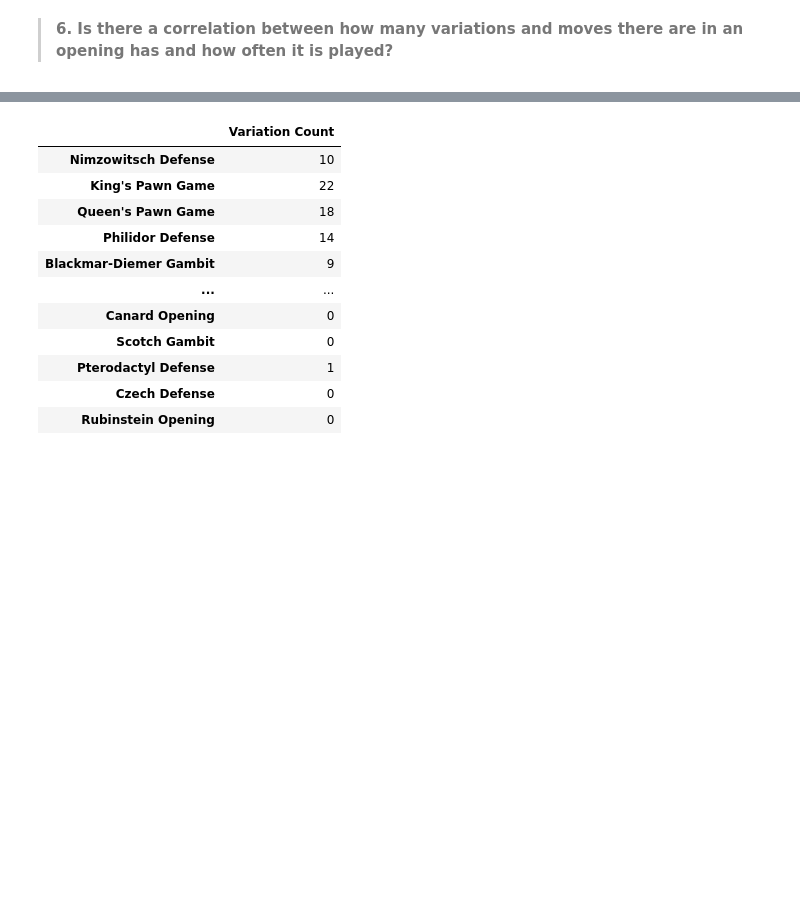
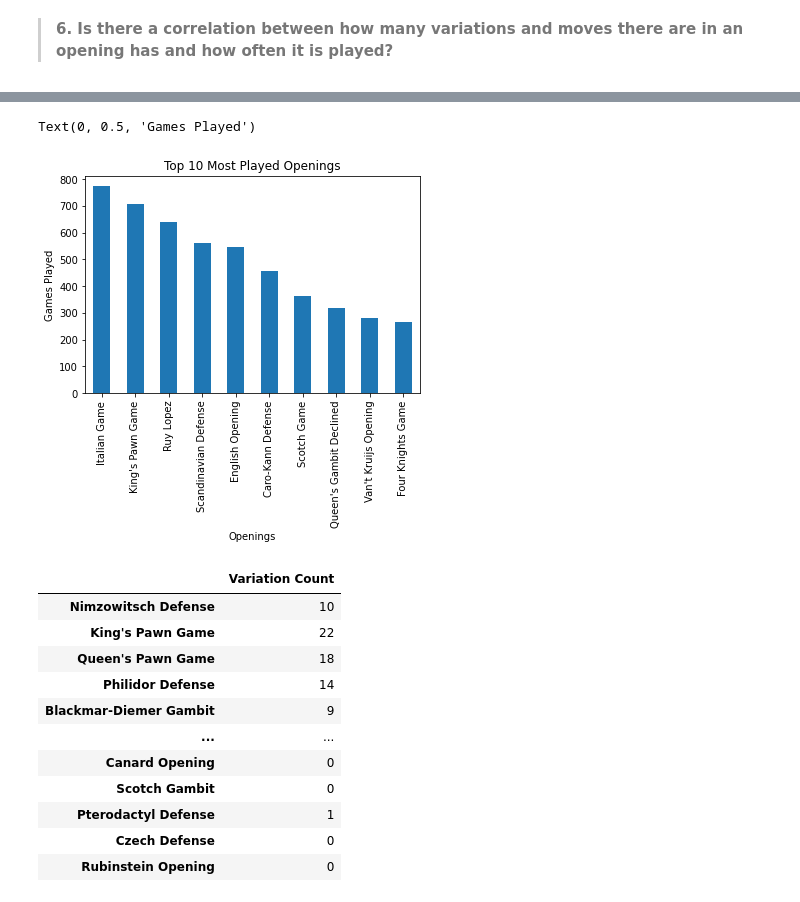
Before and after one commit to AldenCh/CSCI2000U-Final-Project, a Jupyter notebook: group-10-final-project.ipynb, the cells around one changed output, grey strips where cells are left out. Drawn from its saved outputs; the diff is of its cells as text; code cells hidden in the pictures; blank space fills up the shorter version.

```diff
--- a/group-10-final-project.ipynb
+++ b/group-10-final-project.ipynb
@@ -422,26 +426,26 @@ Average number of moves in a game that ends in a draw :  91.16946778711484
 >The main challenge that I faced was when I tried to compare the results of the three victory statuses.  The first solution that I had was to add in the average rating for all games, however, the total rating of all games includes the ratings from games that ended in a draw.  To fix this I had to change the total_games to include all victory statuses except for draw games.
 # %%
 def sum_of_ratings(x1,x2):
-    return int(x1) + int(x2)
+    return x1 + x2
 
 checkmate_games = list(filter(lambda x : x["victory_status"] == "mate", data))
 for i in range(len(checkmate_games)):
-    checkmate_games[i] = checkmate_games[i]["white_rating"]
+    checkmate_games[i] = (float(checkmate_games[i]["white_rating"]) + float(checkmate_games[i]["black_rating"]))/2
 checkmate_games_mean = (reduce(sum_of_ratings, checkmate_games,0))/len(checkmate_games)
 
 resign_games = list(filter(lambda x : x["victory_status"] == "resign", data))
 for i in range(len(resign_games)):
-    resign_games[i] = resign_games[i]["white_rating"]
+    resign_games[i] = (float(resign_games[i]["white_rating"]) + float(resign_games[i]["black_rating"]))/2
 resign_games_mean = (reduce(sum_of_ratings, resign_games,0))/len(resign_games)
 
 timeout_games = list(filter(lambda x : x["victory_status"] == "outoftime", data))
 for i in range(len(timeout_games)):
-    timeout_games[i] = timeout_games[i]["white_rating"]
+    timeout_games[i] = (float(timeout_games[i]["white_rating"]) + float(timeout_games[i]["black_rating"]))/2
 timeout_games_mean = (reduce(sum_of_ratings, timeout_games,0))/len(timeout_games)
 
 total_games = list(filter(lambda x : x["victory_status"] != "draw", data))
 for i in range(len(total_games)):
-    total_games[i] = total_games[i]["white_rating"]
+    total_games[i] = (float(total_games[i]["white_rating"]) + float(total_games[i]["black_rating"]))/2
 total_games_mean = (reduce(sum_of_ratings, total_games,0))/len(total_games)
 
 print('Average rating in a game not including draws : ', total_games_mean)
@@ -481,3 +514,10 @@ Average rating in a timeout game             :  1607.6358819076456
+# %%
+most_played_df.plot.bar(title="Top 10 Most Played Openings", legend=None)
+plt.xlabel("Openings")
+plt.ylabel("Games Played")
+# %% [output]
+Text(0, 0.5, 'Games Played')
+[figure, added]
 # %%
 newopenings = []
 for i in data:
```
Also changed, not shown: parts of 6 cells of this notebook.
